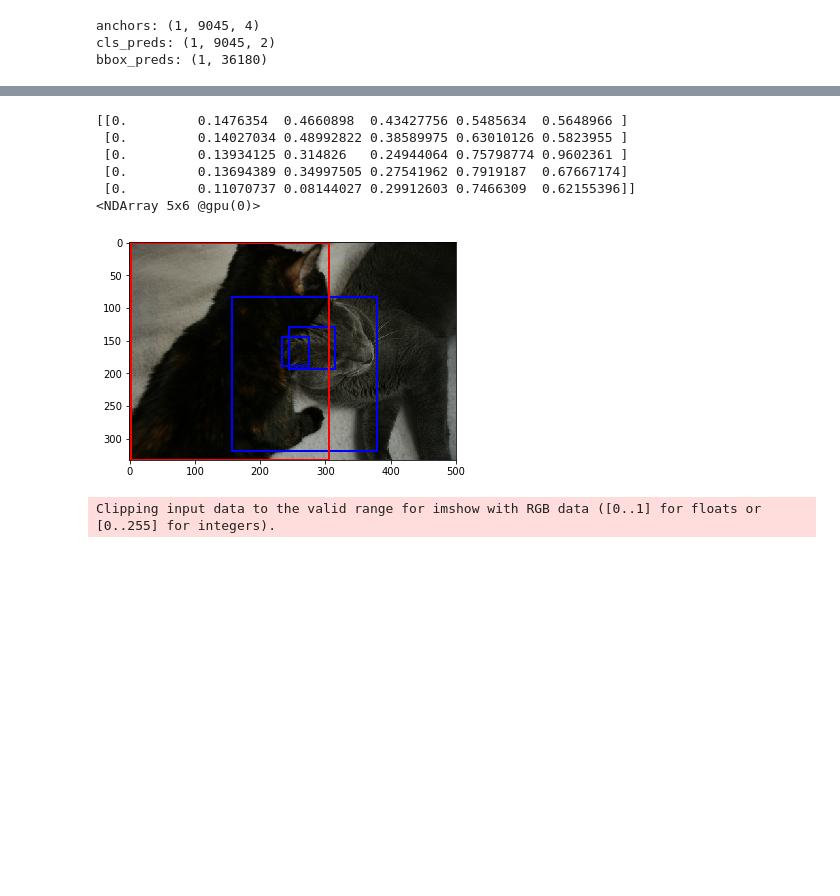
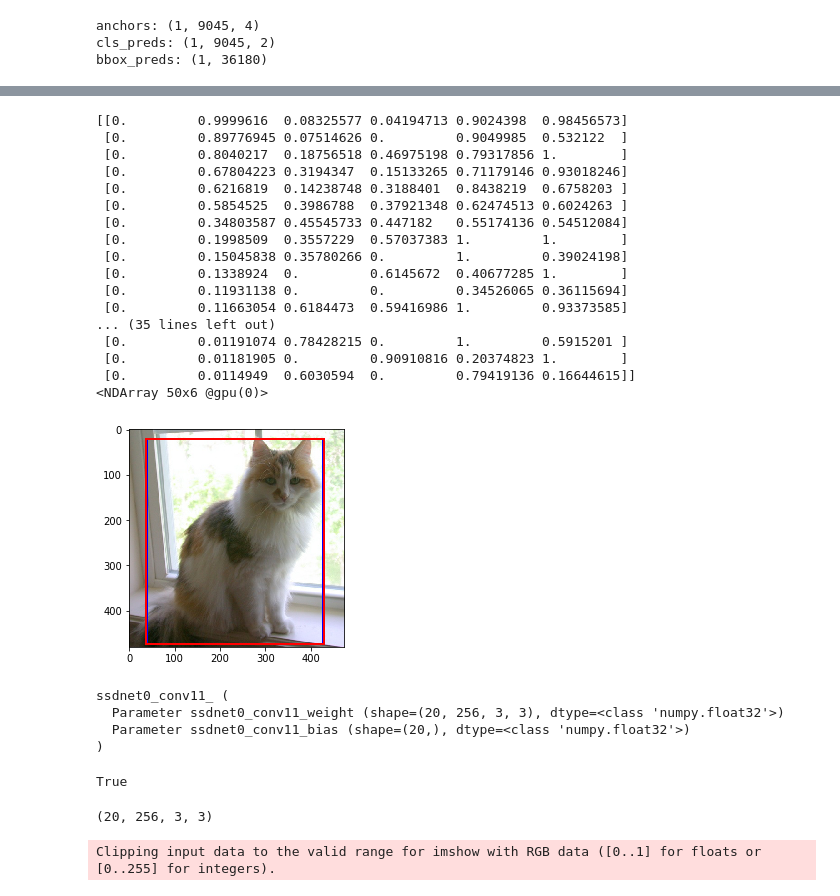
Before and after one commit to B5paper/ssd, a Jupyter notebook: ssd_for_train.ipynb, the cells around one changed output, grey strips where cells are left out. Saved outputs shown, nothing was run; the diff lists cells and outputs as text; code cells hidden in the pictures; blank space fills up the shorter version.

```diff
--- a/ssd_for_train.ipynb
+++ b/ssd_for_train.ipynb
@@ -11,7 +11,7 @@ class Dataset(mx.gluon.data.Dataset):
         import os
 
         windows_dataset_root = r'D:\Documents\Data_Files\Pascal'
-        windows_dataset_root2 = r'h:\hlc\Datasets'
+        windows_dataset_root2 = r'h:\hlc\Datasets\Pascal'
         linux_dataset_root = '../Dataset/Pascal'
         dataset_root = windows_dataset_root
         img_idx_directory = os.path.sep.join([dataset_root, 'VOC2007', 'VOCtrainval_06-Nov-2007', 'VOCdevkit',
@@ -57,7 +57,7 @@ class Dataset(mx.gluon.data.Dataset):
                 coors = mx.nd.array([int(coor.text) for coor in bndbox])
                 label = mx.nd.concat(mx.nd.array([1]), coors, dim=0)
                 label = label.reshape(shape=(1, 5))
-        return img.asnumpy(), label.asnumpy()
+        return img.asnumpy(), label.astype('int').asnumpy()
 
 
     def __len__(self):
@@ -86,6 +88,7 @@ class SSDNet (mx.gluon.HybridBlock):
         self.anchor_sizes = [0.5, 0.25, 0.1]
 
         linux_model_params_root = '../Parameters'
+        windows_model_params_root2 = 'h:\hlc\Parameters'
         vgg16 = mx.gluon.model_zoo.vision.vgg16 (pretrained=True, ctx=ctx)
         feature_map = vgg16.features[0:30]
 
@@ -283,10 +276,21 @@ batch 99: 5.212175e-05
 # %%
-myutils.validate_data_n(1, dataset=dataset, net=net)
+myutils.validate_data_n(2, dataset=dataset, net=net, the_first_n_bboxes=1)
 # %% [output]
-[[0.         0.1476354  0.4660898  0.43427756 0.5485634  0.5648966 ]
- [0.         0.14027034 0.48992822 0.38589975 0.63010126 0.5823955 ]
- [0.         0.13934125 0.314826   0.24944064 0.75798774 0.9602361 ]
- [0.         0.13694389 0.34997505 0.27541962 0.7919187  0.67667174]
- [0.         0.11070737 0.08144027 0.29912603 0.7466309  0.62155396]]
-<NDArray 5x6 @gpu(0)>
+[[0.         0.9999616  0.08325577 0.04194713 0.9024398  0.98456573]
+ [0.         0.89776945 0.07514626 0.         0.9049985  0.532122  ]
+ [0.         0.8040217  0.18756518 0.46975198 0.79317856 1.        ]
+ [0.         0.67804223 0.3194347  0.15133265 0.71179146 0.93018246]
+ [0.         0.6216819  0.14238748 0.3188401  0.8438219  0.6758203 ]
+ [0.         0.5854525  0.3986788  0.37921348 0.62474513 0.6024263 ]
+ [0.         0.34803587 0.45545733 0.447182   0.55174136 0.54512084]
+ [0.         0.1998509  0.3557229  0.57037383 1.         1.        ]
+ [0.         0.15045838 0.35780266 0.         1.         0.39024198]
+ [0.         0.1338924  0.         0.6145672  0.40677285 1.        ]
+ [0.         0.11931138 0.         0.         0.34526065 0.36115694]
+ [0.         0.11663054 0.6184473  0.59416986 1.         0.93373585]
+... (35 lines left out)
+ [0.         0.01191074 0.78428215 0.         1.         0.5915201 ]
+ [0.         0.01181905 0.         0.90910816 0.20374823 1.        ]
+ [0.         0.0114949  0.6030594  0.         0.79419136 0.16644615]]
+<NDArray 50x6 @gpu(0)>
-[figure, old version]
+[figure, new version]
@@ -294,0 +297,8 @@ net.
+# %%
+params = net.bbox_predictor11_2.params
+params
+# %% [output]
+ssdnet0_conv11_ (
+  Parameter ssdnet0_conv11_weight (shape=(20, 256, 3, 3), dtype=<class 'numpy.float32'>)
+  Parameter ssdnet0_conv11_bias (shape=(20,), dtype=<class 'numpy.float32'>)
+)
@@ -295,3 +307,13 @@ net.
+# %%
+grad = param.grad()
+grad = grad.asnumpy()
+len(grad[grad == 0]) == grad.size
+# %% [output]
+True
+# %%
+np_grad =
+# %% [output]
+(20, 256, 3, 3)
 # %%
 import gluoncv as gcv
 net2 = gcv.model_zoo.ssd_512_resnet50_v1_voc(pretrained=True)
```
Also changed, not shown: parts of 5 cells of this notebook, 1 other file.
